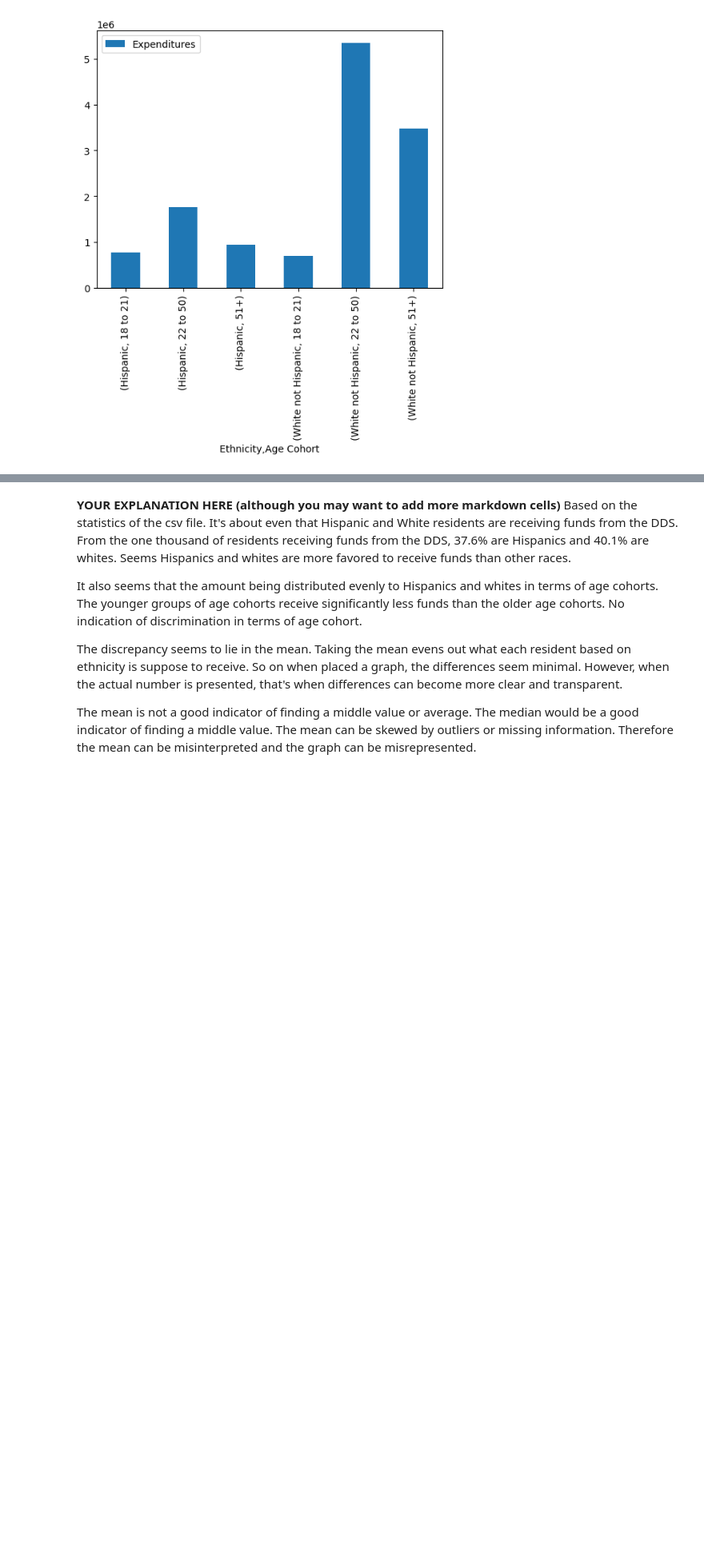
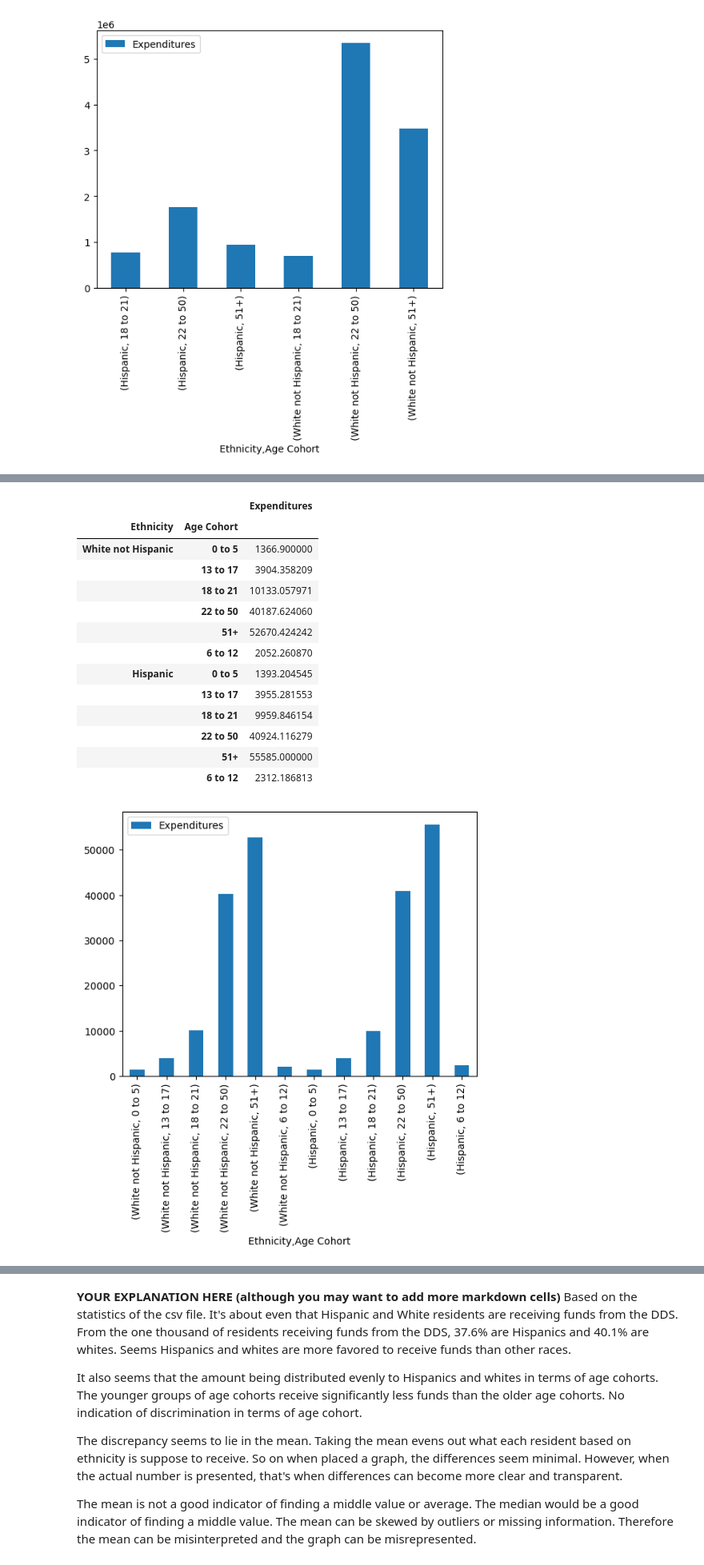
Before and after one commit to CC-Sev/Lab-2_w23, a Jupyter notebook: 2B. Evidence of Discrimination_.ipynb, the cells around one changed output, grey strips where cells are left out. Shown at 80% size. Saved outputs shown, nothing was run; the diff lists cells and outputs as text; code cells hidden in the pictures; blank space fills up the shorter version.

```diff
--- a/2B. Evidence of Discrimination_.ipynb
+++ b/2B. Evidence of Discrimination_.ipynb
@@ -125,0 +155,20 @@ table2.loc [ [ ['Hispanic','18 to 21'], ['Hispanic','22 to 50'], ['Hispanic','51
+# %%
+table1 = pd.pivot_table(data = df , values = ['Expenditures'], index = [ 'Ethnicity', 'Age Cohort'] , aggfunc = 'mean')
+table1.loc[['White not Hispanic', 'Hispanic']].plot( kind = 'bar' )
+table1.loc[['White not Hispanic', 'Hispanic']]
+# %% [output]
+|  |  | Expenditures |
+| Ethnicity | Age Cohort |  |
+| White not Hispanic | 0 to 5 | 1366.900000 |
+|  | 13 to 17 | 3904.358209 |
+|  | 18 to 21 | 10133.057971 |
+|  | 22 to 50 | 40187.624060 |
+|  | 51+ | 52670.424242 |
+|  | 6 to 12 | 2052.260870 |
+| Hispanic | 0 to 5 | 1393.204545 |
+|  | 13 to 17 | 3955.281553 |
+|  | 18 to 21 | 9959.846154 |
+|  | 22 to 50 | 40924.116279 |
+|  | 51+ | 55585.000000 |
+|  | 6 to 12 | 2312.186813 |
+[figure, added]
```
Also changed, not shown: parts of 5 cells of this notebook.
